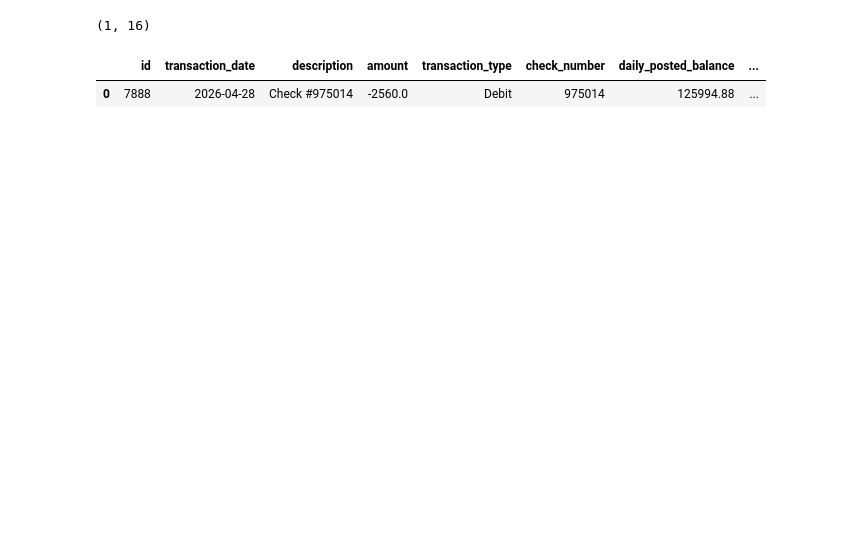
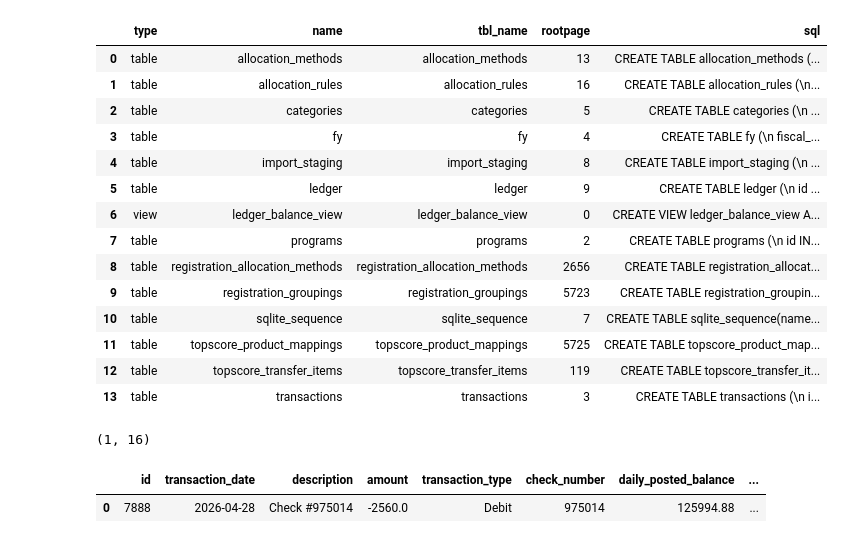
Before and after one commit to tmw4d/accounting_app, a Jupyter notebook: Data Exploration.ipynb, the cells around one changed output. Saved outputs shown, nothing was run; the diff lists cells and outputs as text; code cells hidden in the pictures; blank space fills up the shorter version.

```diff
--- a/Data Exploration.ipynb
+++ b/Data Exploration.ipynb
@@ -4,11 +7,34 @@ import sqlite3
+# %%
+
+# Fetch example script from site
+sample = pd.read_sql("""
+            SELECT *
+            FROM sqlite_master
+            where type in ('table', 'view')
+            order by name
+        """, conn)
+sample
+# %% [output]
+|  | type | name | tbl_name | rootpage | sql |
+| 0 | table | allocation_methods | allocation_methods | 13 | CREATE TABLE allocation_methods (... |
+| 1 | table | allocation_rules | allocation_rules | 16 | CREATE TABLE allocation_rules (\n... |
+| 2 | table | categories | categories | 5 | CREATE TABLE categories (\n ... |
+| 3 | table | fy | fy | 4 | CREATE TABLE fy (\n fiscal_... |
+| 4 | table | import_staging | import_staging | 8 | CREATE TABLE import_staging (\n ... |
+| 5 | table | ledger | ledger | 9 | CREATE TABLE ledger (\n id ... |
+| 6 | view | ledger_balance_view | ledger_balance_view | 0 | CREATE VIEW ledger_balance_view A... |
+| 7 | table | programs | programs | 2 | CREATE TABLE programs (\n id IN... |
+| 8 | table | registration_allocation_methods | registration_allocation_methods | 2656 | CREATE TABLE registration_allocat... |
+| 9 | table | registration_groupings | registration_groupings | 5723 | CREATE TABLE registration_groupin... |
+| 10 | table | sqlite_sequence | sqlite_sequence | 7 | CREATE TABLE sqlite_sequence(name... |
+| 11 | table | topscore_product_mappings | topscore_product_mappings | 5725 | CREATE TABLE topscore_product_map... |
+| 12 | table | topscore_transfer_items | topscore_transfer_items | 119 | CREATE TABLE topscore_transfer_it... |
+| 13 | table | transactions | transactions | 3 | CREATE TABLE transactions (\n i... |
 # %%
-conn = sqlite3.connect("data/ledger.db")
-# Fetch {name: id} pairs from categories table
 ledger = pd.read_sql("SELECT * FROM ledger where amount = -2560 order by transaction_date DESC, amount ASC limit 100", conn)
+ledger.shape
+# %% [output]
+(1, 16)
-# %%
-ledger.shape
-# %% [output]
-(1, 16)
 # %%
 ledger.head(10)
 # %% [output]
```
Also changed, not shown: parts of 26 cells of this notebook, 7 other files.
